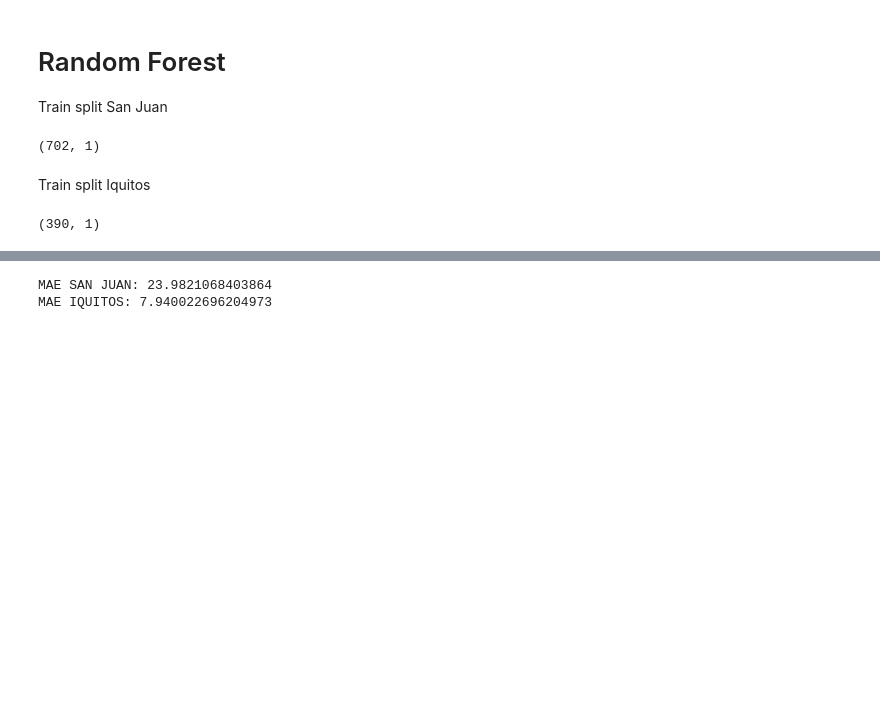
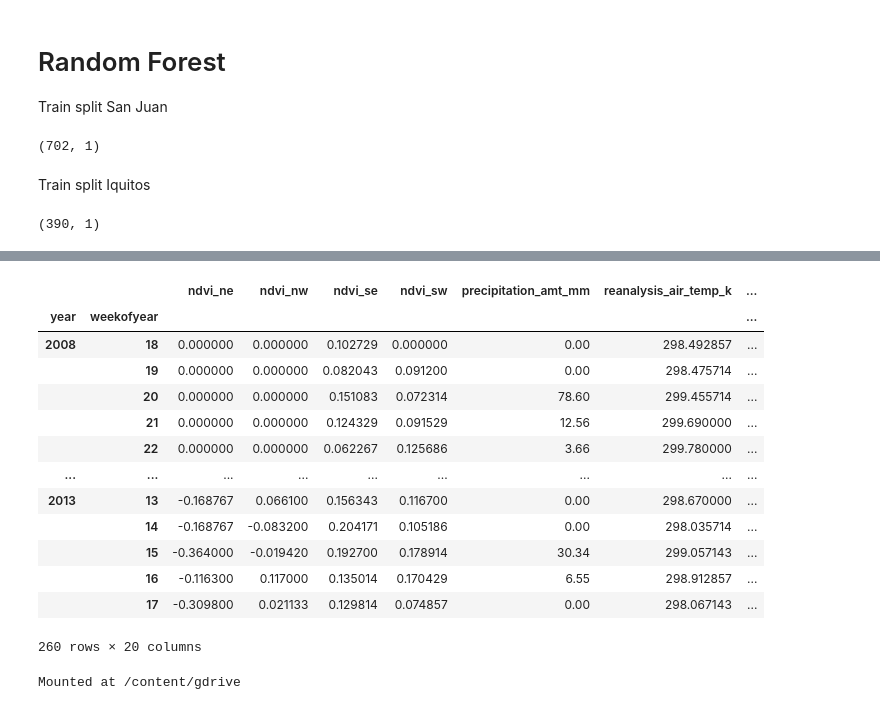
Before and after one commit to eduardez/Machine-Learning-ESI, a Jupyter notebook: Dengue_Task2_FINAL.ipynb, the cells around one changed output, grey strips where cells are left out. Saved outputs shown, nothing was run; the diff lists cells and outputs as text; code cells hidden in the pictures; blank space fills up the shorter version.

Commit message:
Random Forest entregable

```diff
--- a/Dengue_Task2_FINAL.ipynb
+++ b/Dengue_Task2_FINAL.ipynb
@@ -483,14 +601,30 @@ RandomizedSearchCV(cv=3, error_score=nan,
-# %%
-best_sj_rand = sj_rf_random_search.best_estimator_
-best_iq_rand = iq_rf_random_search.best_estimator_
-
-sj_y_pred = best_sj_rand.predict(X = sj_train_1_subtest)
-iq_y_pred = best_iq_rand.predict(X = iq_train_1_subtest)
-
-from sklearn.metrics import mean_absolute_error
-sj_mae = mean_absolute_error(sj_label_subtest, sj_y_pred)
-iq_mae = mean_absolute_error(iq_label_subtest, iq_y_pred)
-print ('MAE SAN JUAN: {} \nMAE IQUITOS: {}'.format(sj_mae, iq_mae))
-# %% [output]
-MAE SAN JUAN: 23.9821068403864
-MAE IQUITOS: 7.940022696204973
+# %%
+features_test_raw.drop('week_start_date', axis = 1, inplace = True)
+features_test_raw.fillna(method='ffill', inplace=True)
+
+sj_submission_data = features_test_raw.loc['sj']
+iq_submission_data = features_test_raw.loc['iq']
+
+sj_submission_data = df_shif_column(sj_submission_data, sj_dic, replace = True, empty=True)
+iq_submission_data = df_shif_column(iq_submission_data, iq_dic, replace = True, empty=True)
+
+sj_submission_data = sj_submission_data.loc[:, sj_submission_data.columns != 'total_cases']
+iq_submission_data = iq_submission_data.loc[:, iq_submission_data.columns != 'total_cases']
+
+
+sj_submission_data
+# %% [output]
+|  |  | ndvi_ne | ndvi_nw | ndvi_se | ndvi_sw | precipitation_amt_mm | reanalysis_air_temp_k | ... |
+| year | weekofyear |  |  |  |  |  |  | ... |
+| 2008 | 18 | 0.000000 | 0.000000 | 0.102729 | 0.000000 | 0.00 | 298.492857 | ... |
+|  | 19 | 0.000000 | 0.000000 | 0.082043 | 0.091200 | 0.00 | 298.475714 | ... |
+|  | 20 | 0.000000 | 0.000000 | 0.151083 | 0.072314 | 78.60 | 299.455714 | ... |
+|  | 21 | 0.000000 | 0.000000 | 0.124329 | 0.091529 | 12.56 | 299.690000 | ... |
+|  | 22 | 0.000000 | 0.000000 | 0.062267 | 0.125686 | 3.66 | 299.780000 | ... |
+| ... | ... | ... | ... | ... | ... | ... | ... | ... |
+| 2013 | 13 | -0.168767 | 0.066100 | 0.156343 | 0.116700 | 0.00 | 298.670000 | ... |
+|  | 14 | -0.168767 | -0.083200 | 0.204171 | 0.105186 | 0.00 | 298.035714 | ... |
+|  | 15 | -0.364000 | -0.019420 | 0.192700 | 0.178914 | 30.34 | 299.057143 | ... |
+|  | 16 | -0.116300 | 0.117000 | 0.135014 | 0.170429 | 6.55 | 298.912857 | ... |
+|  | 17 | -0.309800 | 0.021133 | 0.129814 | 0.074857 | 0.00 | 298.067143 | ... |
+260 rows × 20 columns
@@ -496,0 +637,7 @@ MAE IQUITOS: 7.940022696204973
+# %%
+from google.colab import drive
+drive.mount('/content/gdrive', force_remount=True)
+
+submission.to_csv("benchmark.csv")
+# %% [output]
+Mounted at /content/gdrive
```
Also changed, not shown: parts of 19 cells of this notebook.
